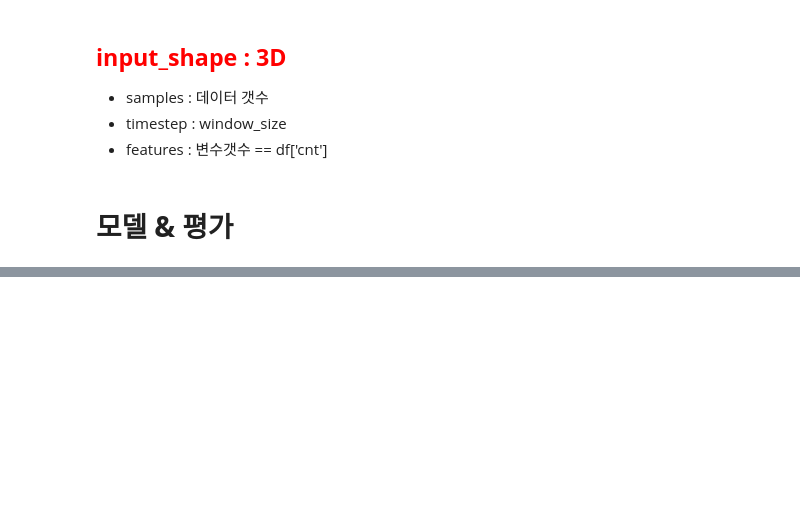
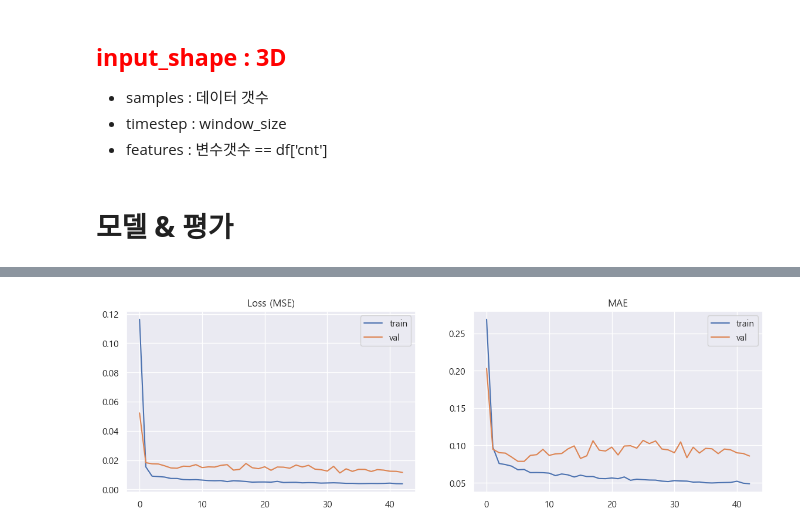
Before and after one commit to han00jh/DL-Study, a Jupyter notebook: lec09_공모전_시계열_날씨_.ipynb, the cells around one changed output, grey strips where cells are left out. Cells and saved outputs as stored; diff of their text form; code cells hidden in the pictures; blank space fills up the shorter version.

```diff
--- a/lec09_공모전_시계열_날씨_.ipynb
+++ b/lec09_공모전_시계열_날씨_.ipynb
@@ -134,0 +367,17 @@ memory usage: 57.2+ KB
+# %%
+# 그래프로 확인
+fig, axes = plt.subplots(1, 2, figsize=(14, 4))
+
+axes[0].plot(history.history['loss'],     label='train')
+axes[0].plot(history.history['val_loss'], label='val')
+axes[0].set_title('Loss (MSE)')
+axes[0].legend()
+
+axes[1].plot(history.history['mae'],     label='train')
+axes[1].plot(history.history['val_mae'], label='val')
+axes[1].set_title('MAE')
+axes[1].legend()
+
+plt.show()
+# %% [output]
+[figure, added]
```
Also changed, not shown: parts of 22 cells of this notebook, 4 other files.
